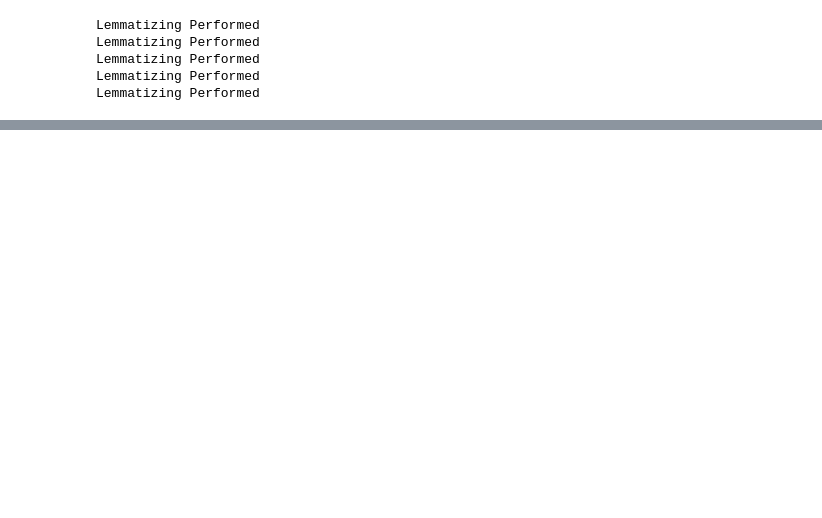
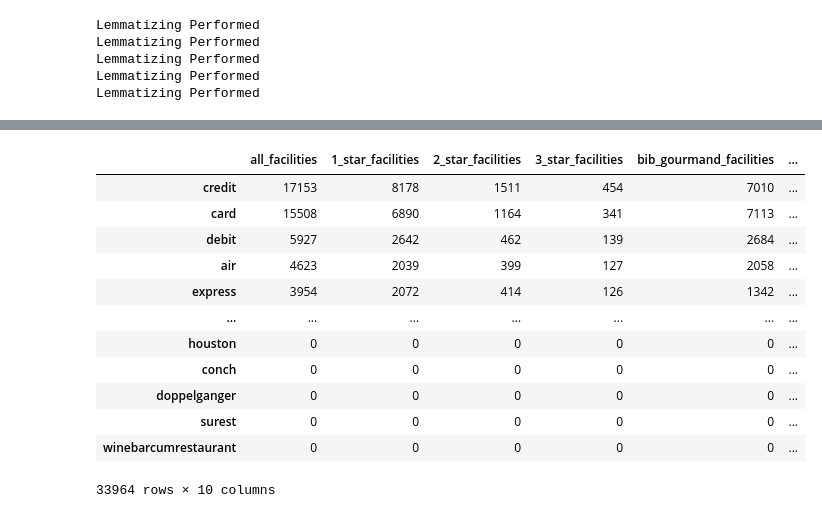
Before and after one commit to CodeupGourmands/Michelin_NLP_Capstone, a Jupyter notebook: QMCBT_explore.ipynb, the cells around one changed output, grey strips where cells are left out. Cells and saved outputs as stored; diff of their text form; code cells hidden in the pictures; blank space fills up the shorter version.

```diff
--- a/QMCBT_explore.ipynb
+++ b/QMCBT_explore.ipynb
@@ -292,3 +300,10 @@ def clean(text, stem_or_lem=None, add_stopwords=[]):
     stopwords = nltk.corpus.stopwords.words('english') + add_stopwords
 
     return [word for word in words if word not in stopwords]
+# %%
+# Change DTYPE
+df.facilities_and_services = df.facilities_and_services.astype('string')
+df.data = df.data.astype('string')
+# %%
+# IMPUTE NaN
+df['facilities_and_services'] = df['facilities_and_services'].fillna('NONE')
@@ -307,0 +365,7 @@ Lemmatizing Performed
+# %%
+# Assign word counts to Frequency Variables
+freq_one_star_reviews = pd.Series(one_star_reviews).value_counts()
+freq_two_star_reviews = pd.Series(two_star_reviews).value_counts()
+freq_three_star_reviews = pd.Series(three_star_reviews).value_counts()
+freq_bib_gourmand_reviews = pd.Series(bib_gourmand_reviews).value_counts()
+freq_all_reviews = pd.Series(all_reviews).value_counts()
@@ -316,0 +418,7 @@ TypeError: sequence item 1994: expected str instance, float found
+# %%
+# Assign word counts to Frequency Variables
+freq_one_star_facilities = pd.Series(one_star_facilities).value_counts()
+freq_two_star_facilities = pd.Series(two_star_facilities).value_counts()
+freq_three_star_facilities = pd.Series(three_star_facilities).value_counts()
+freq_bib_gourmand_facilities = pd.Series(bib_gourmand_facilities).value_counts()
+freq_all_facilities = pd.Series(all_facilities).value_counts()
@@ -316,0 +441,38 @@ TypeError: sequence item 1994: expected str instance, float found
+# %%
+# Create Frequency DataFrame
+word_counts = pd.concat([freq_all_facilities,
+                         freq_one_star_facilities,
+                         freq_two_star_facilities,
+                         freq_three_star_facilities,
+                         freq_bib_gourmand_facilities,
+                         freq_all_reviews,
+                         freq_one_star_reviews,
+                         freq_two_star_reviews,
+                         freq_three_star_reviews,
+                         freq_bib_gourmand_reviews], axis=1
+         ).fillna(0).astype(int)
+word_counts.columns = ['all_facilities',
+                         '1_star_facilities',
+                         '2_star_facilities',
+                         '3_star_facilities',
+                         'bib_gourmand_facilities',
+                         'all_reviews',
+                         '1_star_reviews',
+                         '2_star_reviews',
+                         '3_star_reviews',
+                         'bib_gourmand_reviews']
+word_counts
+# %% [output]
+|  | all_facilities | 1_star_facilities | 2_star_facilities | 3_star_facilities | bib_gourmand_facilities | ... |
+| credit | 17153 | 8178 | 1511 | 454 | 7010 | ... |
+| card | 15508 | 6890 | 1164 | 341 | 7113 | ... |
+| debit | 5927 | 2642 | 462 | 139 | 2684 | ... |
+| air | 4623 | 2039 | 399 | 127 | 2058 | ... |
+| express | 3954 | 2072 | 414 | 126 | 1342 | ... |
+| ... | ... | ... | ... | ... | ... | ... |
+| houston | 0 | 0 | 0 | 0 | 0 | ... |
+| conch | 0 | 0 | 0 | 0 | 0 | ... |
+| doppelganger | 0 | 0 | 0 | 0 | 0 | ... |
+| surest | 0 | 0 | 0 | 0 | 0 | ... |
+| winebarcumrestaurant | 0 | 0 | 0 | 0 | 0 | ... |
+33964 rows × 10 columns
```
Also changed, not shown: parts of 12 cells of this notebook.
